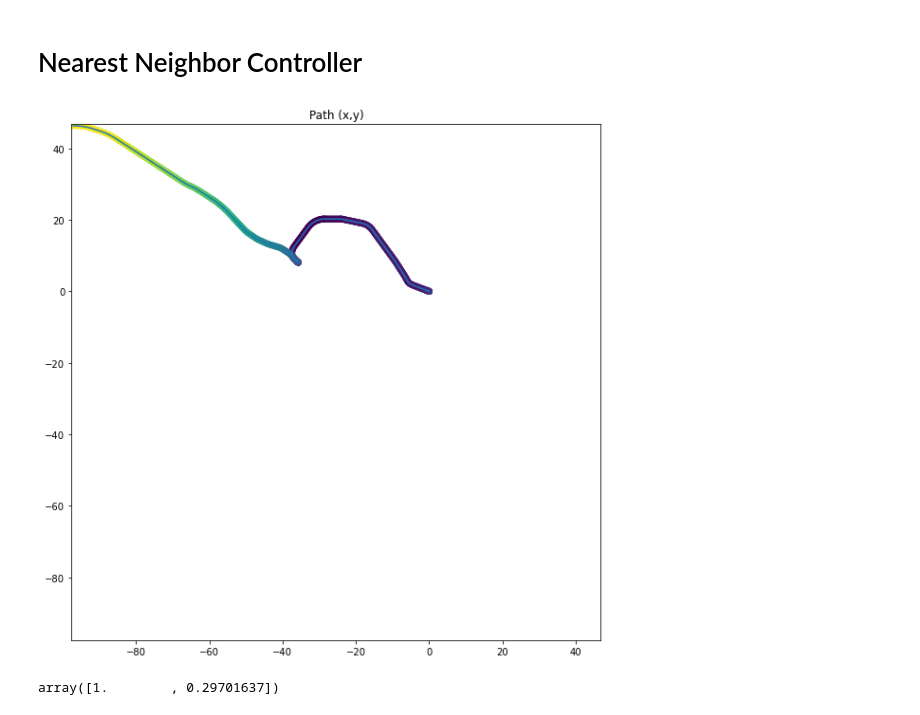
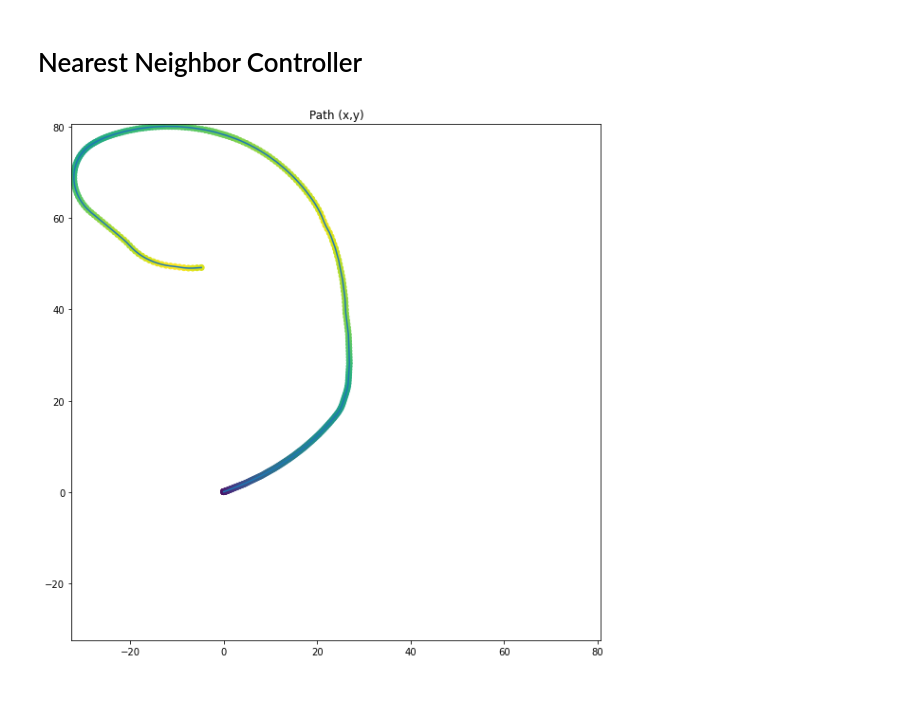
Before and after one commit to freiremelgiz/ECE539_FinalProject, a Jupyter notebook: Nearest Neighbor Controller.ipynb, the cells around one changed output. Drawn from its saved outputs; the diff is of its cells as text; code cells hidden in the pictures.

```diff
--- a/Nearest Neighbor Controller.ipynb
+++ b/Nearest Neighbor Controller.ipynb
@@ -8,23 +8,23 @@ from MPCNet.controller import neighbor_controller, utils
 from MPCNet.simulation import simulation
 mpl.rcParams['figure.figsize'] = [10, 10]
 # %%
-X_raw,y = dataset.Dataset.load('data5-1000000.csv')
+X_raw,y = dataset.Dataset.load('data/data5-1000000.csv')
 # %%
 controllerClass = neighbor_controller.NeighborController(X_raw, y)
 initialState = np.array([0, 0, 0, 0], dtype=np.double)
-targetState = np.array([-100, 50, 0, 0], dtype=np.double)
+targetState = np.array([0, 50, 0, 0], dtype=np.double)
 
 def controller(initState, targetState):
-    return controllerClass.getControl(initState.T, targetState.T)
+    return controllerClass.getControl(initState.T, targetState.T, headingWeight=100.0)
 
 sim = simulation.Simulation(
     initialState,
     targetState,
     10.0,
     controller,
     stopRadius=5.0)
 
 sim.runSimulation(50.0, quiet=True)
-simulation.plot_path(sim)
+simulation.plot_path(sim, fileName="nearest-neighbor-example.png")
 # %% [output]
-[figure, old version]
+[figure, new version]
@@ -31,7 +36,5 @@ simulation.plot_path(sim)
 # %%
-controller(np.array([0,0,0,0], dtype=np.double), np.array([50,0,0,0], dtype=np.double))
+controller(np.array([0,0,0,0], dtype=np.double), np.array([0,-30,0,0], dtype=np.double))
-# %% [output]
-array([1.        , 0.29701637])
 # %%
 init = np.array([0.0, 0, 0, 0])
 final = np.array([10.0, 0, 0, 0])
```
Also changed, not shown: parts of 2 cells of this notebook, 2 other files.
